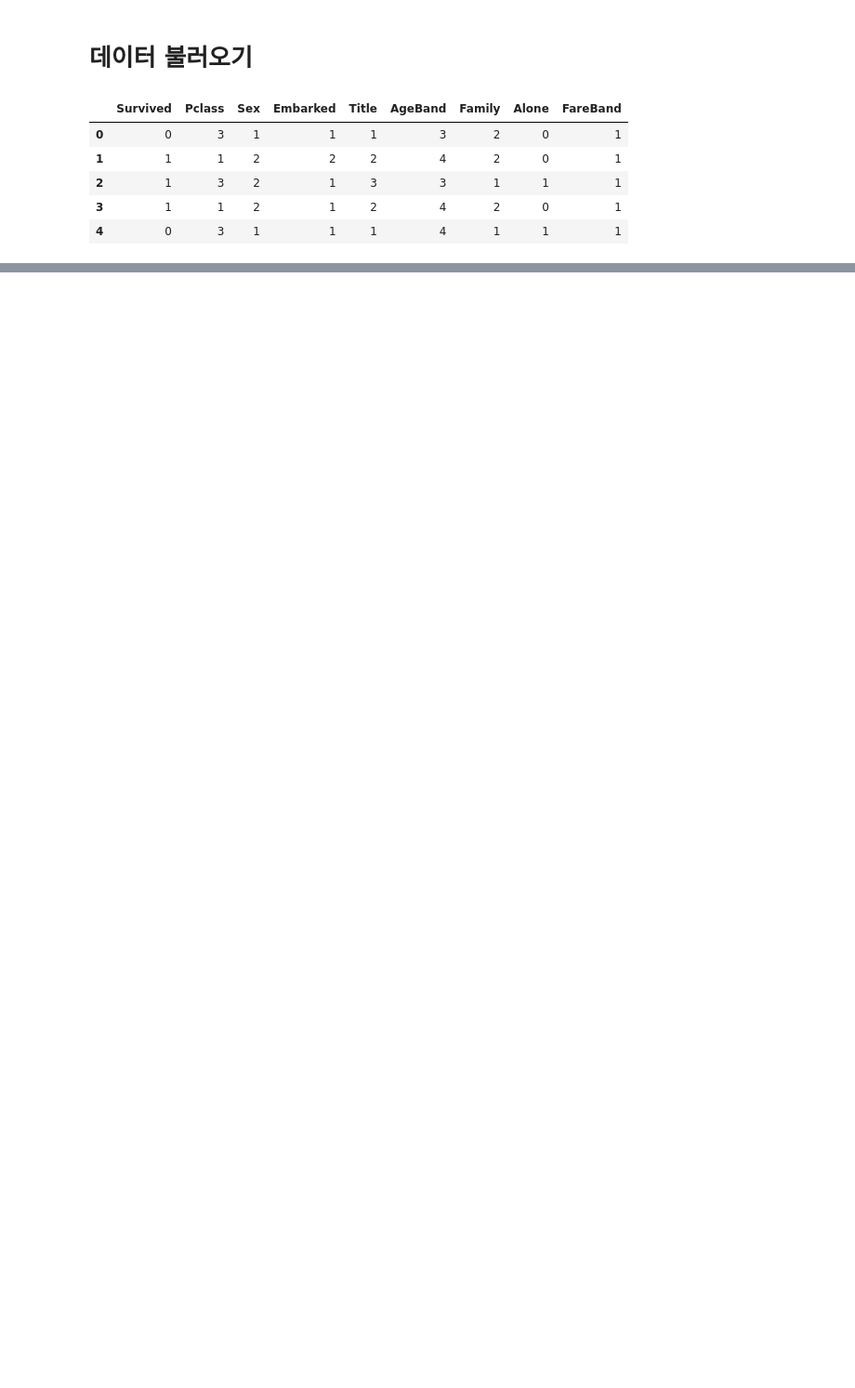
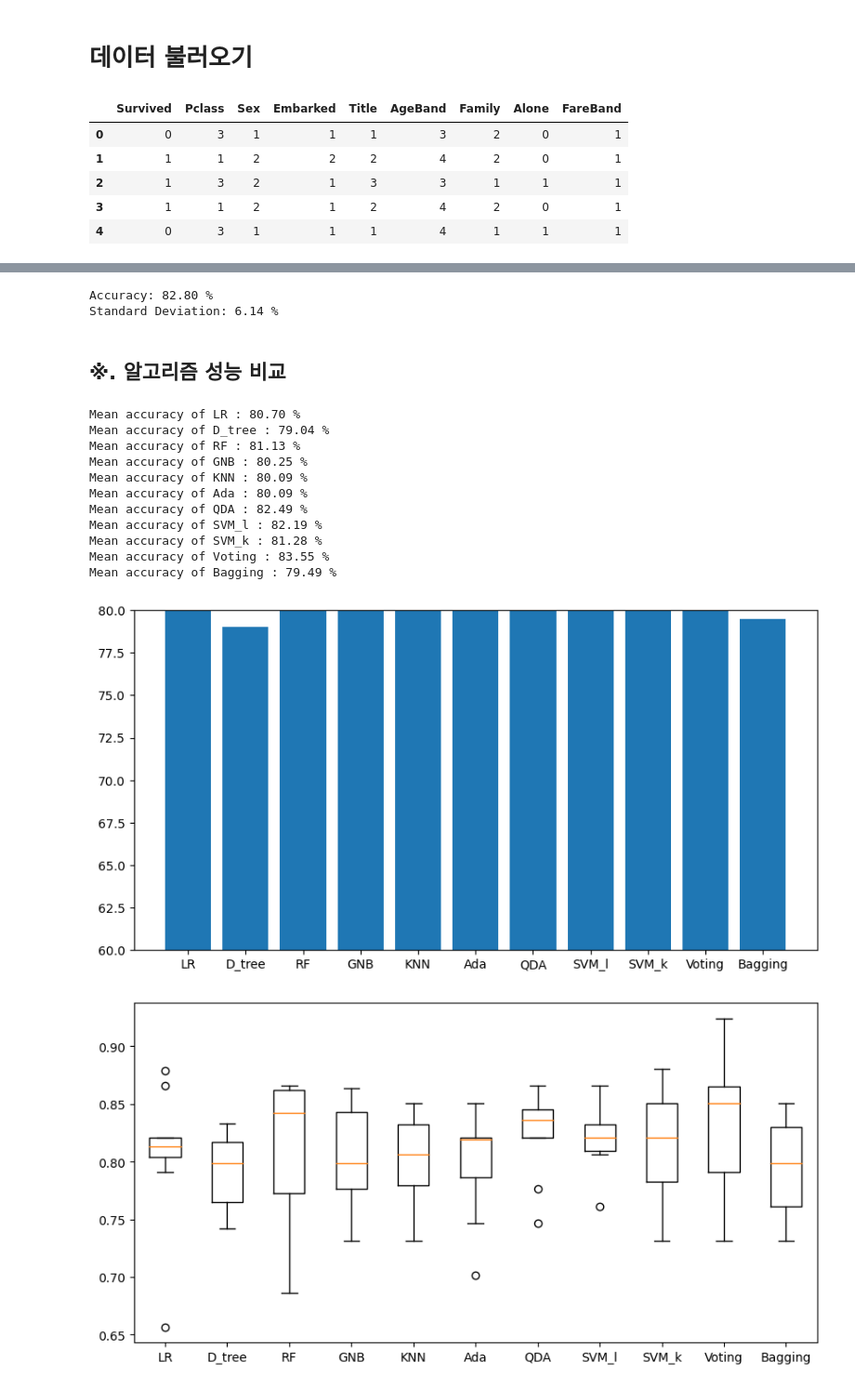
Before and after one commit to 4ix/ai_project_ml, a Jupyter notebook: model.ipynb, the cells around one changed output, grey strips where cells are left out. Shown at 93% size. Cells and saved outputs as stored; diff of their text form; code cells hidden in the pictures; blank space fills up the shorter version.

```diff
--- a/model.ipynb
+++ b/model.ipynb
@@ -24,0 +254,64 @@ test.head()
+# %%
+from sklearn.ensemble import BaggingClassifier # 임포트
+classifier = BaggingClassifier(base_estimator=SVC(kernel='rbf'), n_estimators=10) # 객체 생성
+classifier.fit(X_train, y_train) # 학습
+
+y_pred = classifier.predict(X_test) # 테스트 셋 적용
+
+skf = StratifiedKFold(n_splits=10, shuffle=True)  # 계층별 교차 검증 설정
+
+accuracies = cross_val_score(estimator=classifier, X=X_train, y=y_train, cv=skf) # 정확도 계산
+
+print("Accuracy: {:.2f} %".format(accuracies.mean()*100)) # 정확도 출력
+print("Standard Deviation: {:.2f} %".format(accuracies.std()*100)) # 표준편차 출력
+# %% [output]
+Accuracy: 82.80 %
+Standard Deviation: 6.14 %
+# %% [markdown]
+## ※. 알고리즘 성능 비교
+# %%
+# 분류기 지정
+classifiers = [LogisticRegression(), DecisionTreeClassifier(), RandomForestClassifier(), GaussianNB(), KNeighborsClassifier(), SVC(kernel='linear'), SVC(kernel='rbf'), AdaBoostClassifier(), QuadraticDiscriminantAnalysis(), VotingClassifier(estimators=[('1', AdaBoostClassifier()), ('2', RandomForestClassifier()), ('3', SVC(kernel='linear'))]), BaggingClassifier(base_estimator=clf3, n_estimators=10, random_state=0)]
+
+# 분류기 이름 지정
+classifier_names = ['LR','D_tree', 'RF', 'GNB', 'KNN', 'Ada', 'QDA', 'SVM_l', 'SVM_k', 'Voting', 'Bagging']
+
+# 리스트 생성
+modelaccuracies, modelmeans, modelnames = [], [], []
+
+classifier_data = zip(classifier_names, classifiers)
+for classifier_name, classifier in classifier_data:
+    skf = StratifiedKFold(n_splits=10, shuffle=True) # 계층별 교차 검증 설정
+    accuracies = cross_val_score(classifier, X=X_train, y=y_train, cv=skf) # 정확도 계산
+    print("Mean accuracy of", classifier_name, ": {:.2f} %".format(accuracies.mean()*100)) # 평균값 출력
+
+    # 결과 저장
+    modelaccuracies.append(accuracies)
+    modelnames.append(classifier_name)
+    modelmeans.append(accuracies.mean()*100)
+
+# 평균값 그래프 출력
+plt.figure(figsize=(10,5))
+plt.ylim([60, 80])
+plt.bar(modelnames, modelmeans)
+
+# 박스 그래프 출력
+fig = plt.figure(figsize=(10,5))
+ax = fig.add_subplot(111)
+ax.boxplot(modelaccuracies)
+ax.set_xticklabels(modelnames)
+plt.show()
+# %% [output]
+Mean accuracy of LR : 80.70 %
+Mean accuracy of D_tree : 79.04 %
+Mean accuracy of RF : 81.13 %
+Mean accuracy of GNB : 80.25 %
+Mean accuracy of KNN : 80.09 %
+Mean accuracy of Ada : 80.09 %
+Mean accuracy of QDA : 82.49 %
+Mean accuracy of SVM_l : 82.19 %
+Mean accuracy of SVM_k : 81.28 %
+Mean accuracy of Voting : 83.55 %
+Mean accuracy of Bagging : 79.49 %
+[figure, added]
+[figure, added]
```
Also changed, not shown: parts of 31 cells of this notebook, 1 other file.
